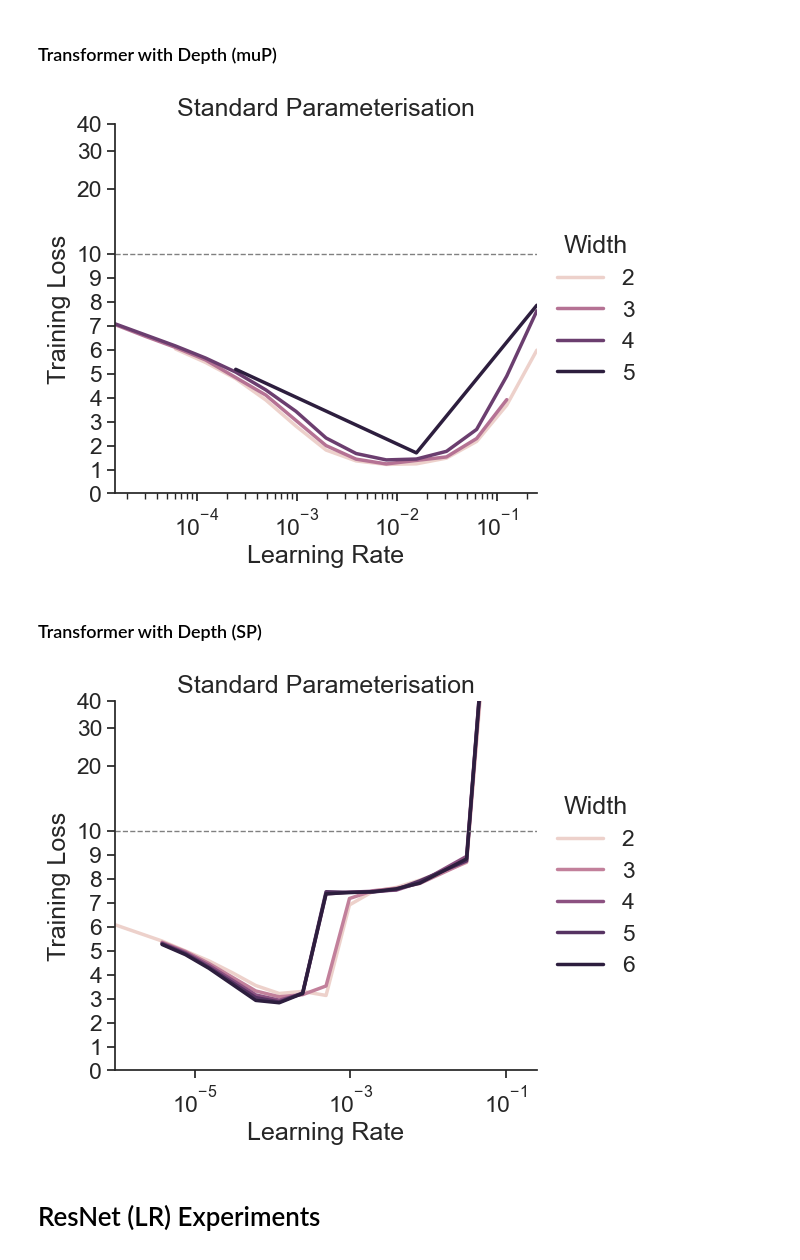
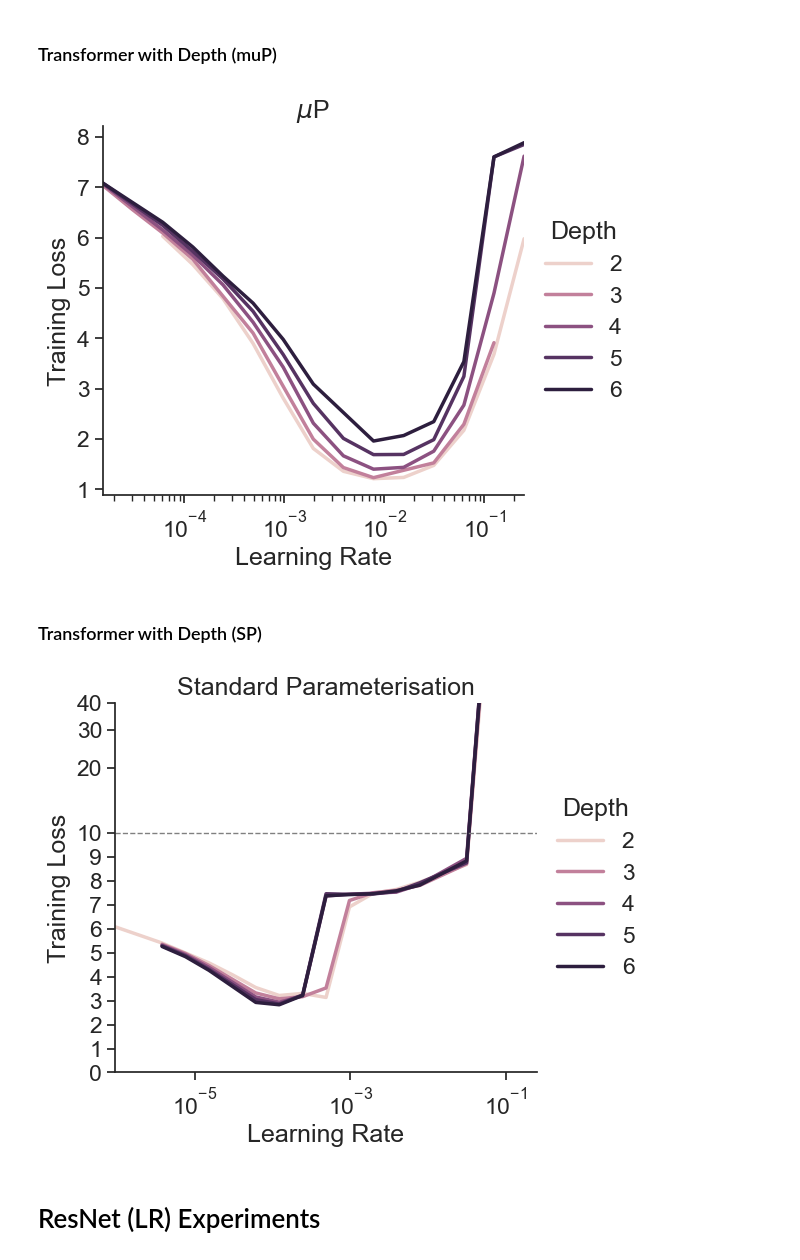
Before and after one commit to BrunoKM/tensor-reprogram, a Jupyter notebook: plots/hyperparam_vs_scale_alignment.ipynb, the cells around one changed output. Cells and saved outputs as stored; diff of their text form; code cells hidden in the pictures.

```diff
--- a/plots/hyperparam_vs_scale_alignment.ipynb
+++ b/plots/hyperparam_vs_scale_alignment.ipynb
@@ -534,24 +537,24 @@ transformer_runs_df = runs_df[
 # %%
 ax = sns.lineplot(data=transformer_runs_df, x='config.optimization.default_lr', y='summary.train.loss', hue='config.transformer_config.nlayers', hue_norm=matplotlib.colors.LogNorm(), legend="full")
 ax.set_xscale('log')
-ax.set(xlabel="Learning Rate", ylabel="Training Loss", title='Standard Parameterisation')
+ax.set(xlabel="Learning Rate", ylabel="Training Loss", title='$\mu$P')
 ax.set_xlim(min(transformer_runs_df["config.optimization.default_lr"]), max(transformer_runs_df["config.optimization.default_lr"]))
-ax.set_yscale('symlog', linthresh=10)
-ax.set_yticks([i for i in range(10)] + [(i+1) * 10 for i in range(10)] + [(i+1) * 100 for i in range(10)])
-ax.set_yticklabels([i for i in range(10)] + [(i+1) * 10 for i in range(9)] + [100] + [None for i in range(9)] + [1000])
-ax.set_ylim(0, 40)
-ax.axhline(10, linestyle='--', linewidth=1.0, color='gray')
+# ax.set_yscale('symlog', linthresh=10)
+# ax.set_yticks([i for i in range(10)] + [(i+1) * 10 for i in range(10)] + [(i+1) * 100 for i in range(10)])
+# ax.set_yticklabels([i for i in range(10)] + [(i+1) * 10 for i in range(9)] + [100] + [None for i in range(9)] + [1000])
+# ax.set_ylim(0, 40)
+# ax.axhline(10, linestyle='--', linewidth=1.0, color='gray')
 
 # Adjust xlim because we did too many experiments with small learning rates
 # ax.set_xlim(1e-8, max(mlp_runs_df["config.optimization.lr"]))
 sns.despine(ax=ax)
-width_legend_on_side(ax)
+width_legend_on_side(ax, title='Depth')
 fig = ax.get_figure()
-filename = "transformer_sp_train"
+filename = "transformer_mup_train_depth"
 fig.savefig(f"figures/{filename}.pdf", bbox_inches='tight')
 fig.savefig(f"figures/{filename}.png", bbox_inches='tight')
 # %% [output]
-[figure, old version]
+[figure, new version]
 # %% [markdown]
 ### Transformer with Depth (SP)
 # %%
@@ -577,13 +580,13 @@ ax.axhline(10, linestyle='--', linewidth=1.0, color='gray')
 # Adjust xlim because we did too many experiments with small learning rates
 # ax.set_xlim(1e-8, max(mlp_runs_df["config.optimization.lr"]))
 sns.despine(ax=ax)
-width_legend_on_side(ax)
+width_legend_on_side(ax, title='Depth')
 fig = ax.get_figure()
-filename = "transformer_depth_sp_train"
+filename = "transformer_sp_train_depth"
 fig.savefig(f"figures/{filename}.pdf", bbox_inches='tight')
 fig.savefig(f"figures/{filename}.png", bbox_inches='tight')
 # %% [output]
-[figure, old version]
+[figure, new version]
 # %% [markdown]
 # ResNet (LR) Experiments
 # %% [markdown]
```
Also changed, not shown: parts of 6 cells of this notebook.
